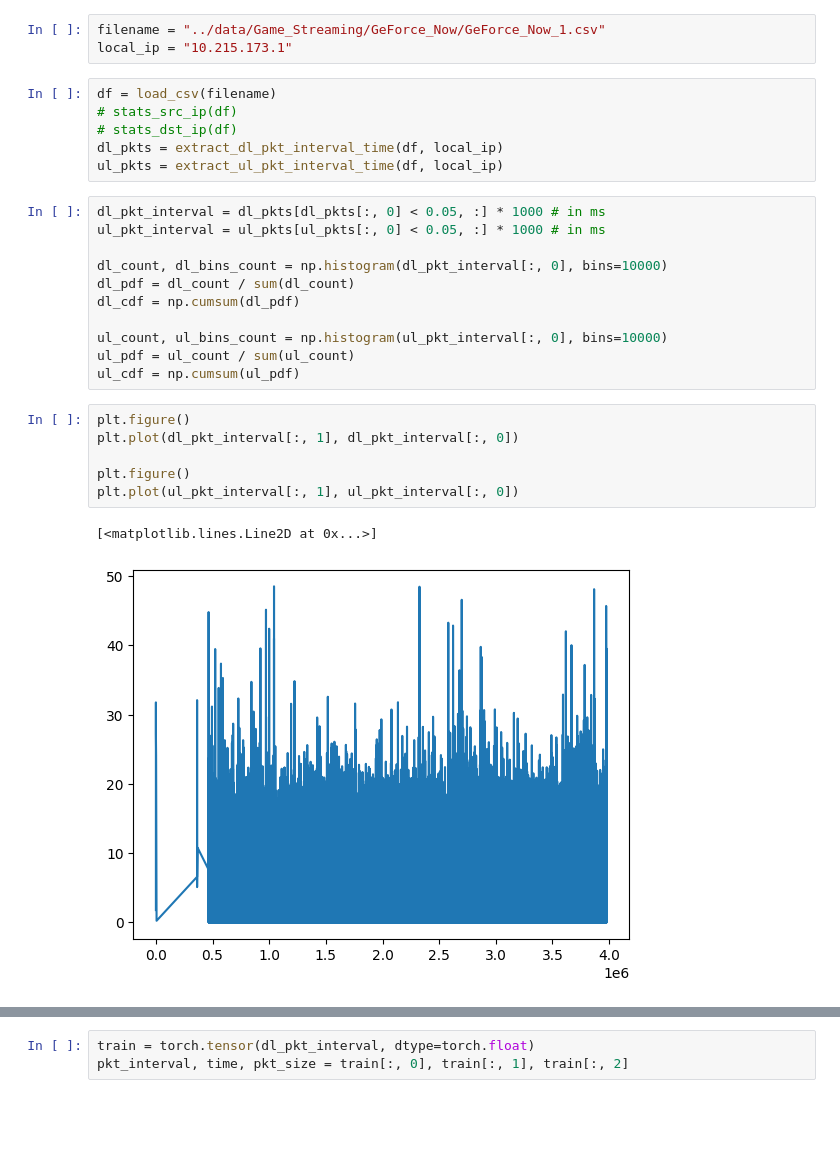
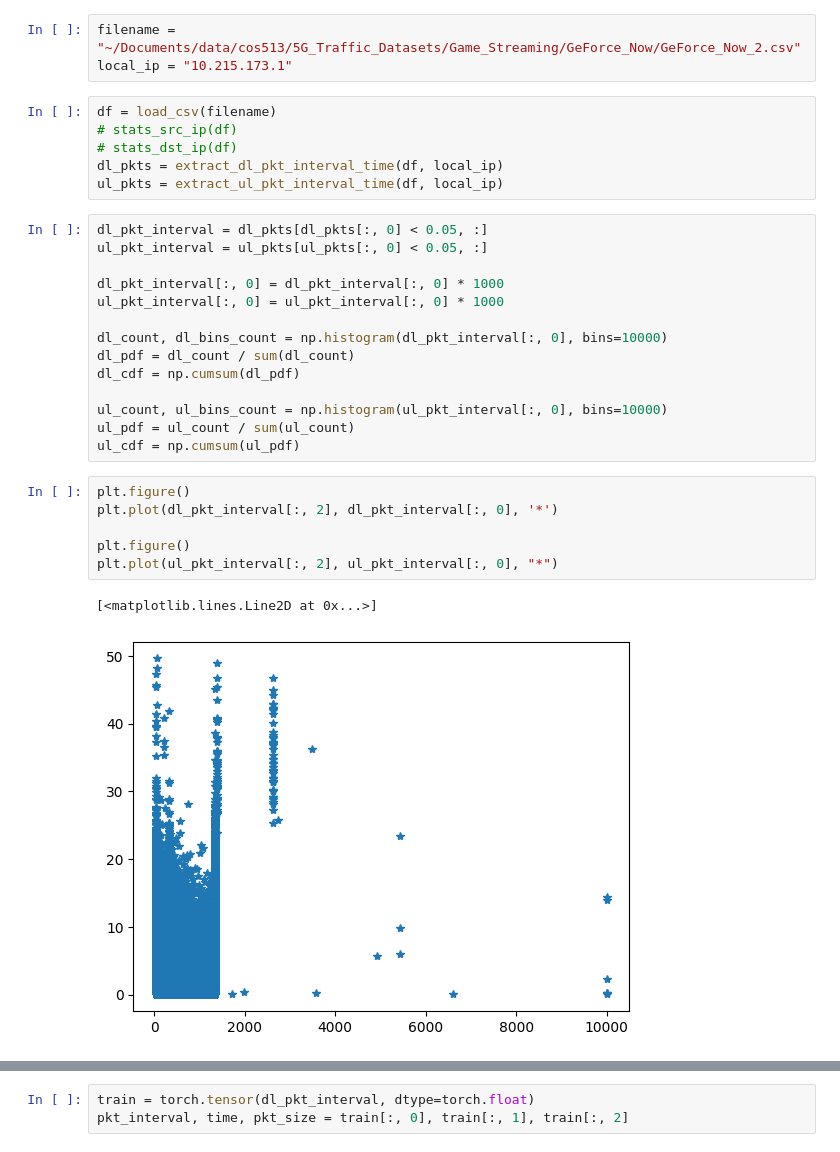
Before and after one commit to zijianqin/cos513_code, a Jupyter notebook: src/svi_pktinterval.ipynb, the cells around one changed output, grey strips where cells are left out. Saved outputs shown, nothing was run; the diff lists cells and outputs as text; blank space fills up the shorter version.

```diff
--- a/src/svi_pktinterval.ipynb
+++ b/src/svi_pktinterval.ipynb
@@ -12,7 +12,7 @@ import pyro
 
 from utils import *
 # %%
-filename = "../data/Game_Streaming/GeForce_Now/GeForce_Now_1.csv"
+filename = "~/Documents/data/cos513/5G_Traffic_Datasets/Game_Streaming/GeForce_Now/GeForce_Now_2.csv"
 local_ip = "10.215.173.1"
 # %%
 df = load_csv(filename)
@@ -21,8 +21,11 @@ df = load_csv(filename)
 dl_pkts = extract_dl_pkt_interval_time(df, local_ip)
 ul_pkts = extract_ul_pkt_interval_time(df, local_ip)
 # %%
-dl_pkt_interval = dl_pkts[dl_pkts[:, 0] < 0.05, :] * 1000 # in ms
-ul_pkt_interval = ul_pkts[ul_pkts[:, 0] < 0.05, :] * 1000 # in ms
+dl_pkt_interval = dl_pkts[dl_pkts[:, 0] < 0.05, :]
+ul_pkt_interval = ul_pkts[ul_pkts[:, 0] < 0.05, :]
+
+dl_pkt_interval[:, 0] = dl_pkt_interval[:, 0] * 1000
+ul_pkt_interval[:, 0] = ul_pkt_interval[:, 0] * 1000
 
 dl_count, dl_bins_count = np.histogram(dl_pkt_interval[:, 0], bins=10000)
 dl_pdf = dl_count / sum(dl_count)
@@ -33,10 +36,10 @@ ul_pdf = ul_count / sum(ul_count)
 ul_cdf = np.cumsum(ul_pdf)
 # %%
 plt.figure()
-plt.plot(dl_pkt_interval[:, 1], dl_pkt_interval[:, 0])
+plt.plot(dl_pkt_interval[:, 2], dl_pkt_interval[:, 0], '*')
 
 plt.figure()
-plt.plot(ul_pkt_interval[:, 1], ul_pkt_interval[:, 0])
+plt.plot(ul_pkt_interval[:, 2], ul_pkt_interval[:, 0], "*")
 # %% [output]
 [<matplotlib.lines.Line2D at 0x...>]
-[figure, old version]
+[figure, new version]
```
Also changed, not shown: parts of 8 cells of this notebook, 2 other files.
